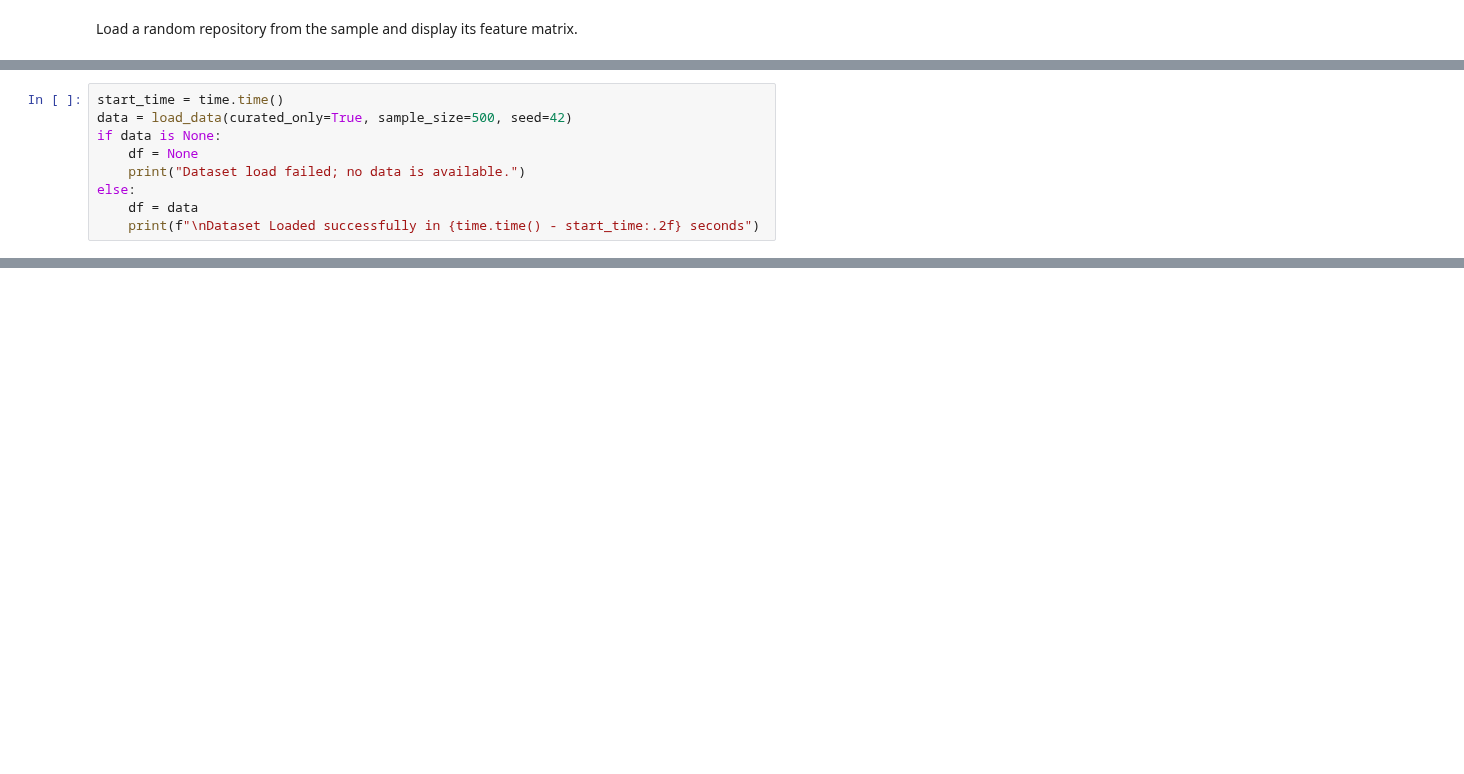
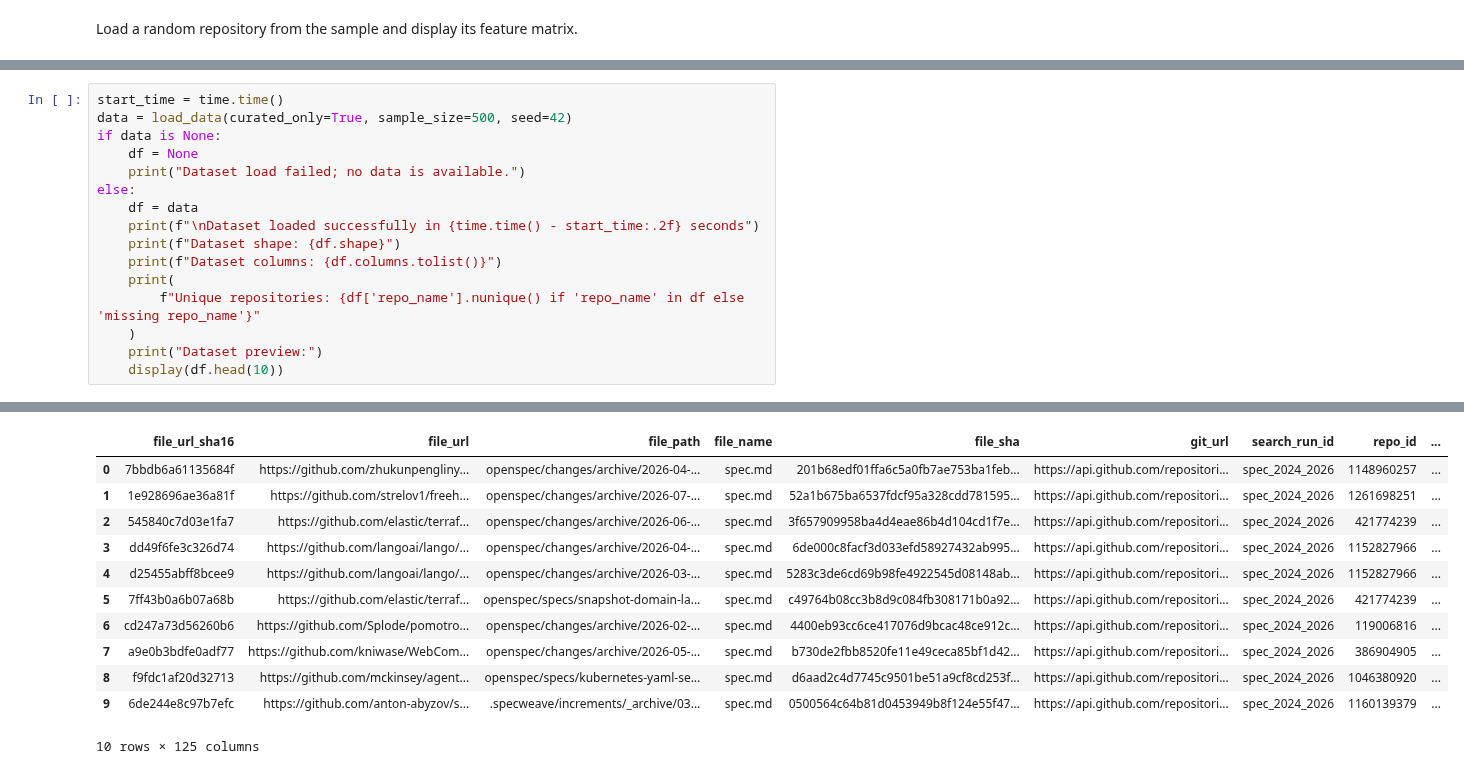
Before and after one commit to idoneve/FinalProject-CS440, a Jupyter notebook: notebooks/example.ipynb, the cells around one changed output, grey strips where cells are left out. Saved outputs shown, nothing was run; the diff lists cells and outputs as text; blank space fills up the shorter version.

```diff
--- a/notebooks/example.ipynb
+++ b/notebooks/example.ipynb
@@ -31,4 +34,12 @@ if data is None:
     print("Dataset load failed; no data is available.")
 else:
     df = data
-    print(f"\nDataset Loaded successfully in {time.time() - start_time:.2f} seconds")
+    print(f"\nDataset loaded successfully in {time.time() - start_time:.2f} seconds")
+    print(f"Dataset shape: {df.shape}")
+    print(f"Dataset columns: {df.columns.tolist()}")
+    print(
+        f"Unique repositories: {df['repo_name'].nunique() if 'repo_name' in df else 'missing repo_name'}"
+    )
+    print("Dataset preview:")
+    display(df.head(10))
+# %% [output]
@@ -35 +65,13 @@ else:
+|  | file_url_sha16 | file_url | file_path | file_name | file_sha | git_url | search_run_id | repo_id | ... |
+| 0 | 7bbdb6a61135684f | https://github.com/zhukunpengliny... | openspec/changes/archive/2026-04-... | spec.md | 201b68edf01ffa6c5a0fb7ae753ba1feb... | https://api.github.com/repositori... | spec_2024_2026 | 1148960257 | ... |
+| 1 | 1e928696ae36a81f | https://github.com/strelov1/freeh... | openspec/changes/archive/2026-07-... | spec.md | 52a1b675ba6537fdcf95a328cdd781595... | https://api.github.com/repositori... | spec_2024_2026 | 1261698251 | ... |
+| 2 | 545840c7d03e1fa7 | https://github.com/elastic/terraf... | openspec/changes/archive/2026-06-... | spec.md | 3f657909958ba4d4eae86b4d104cd1f7e... | https://api.github.com/repositori... | spec_2024_2026 | 421774239 | ... |
+| 3 | dd49f6fe3c326d74 | https://github.com/langoai/lango/... | openspec/changes/archive/2026-04-... | spec.md | 6de000c8facf3d033efd58927432ab995... | https://api.github.com/repositori... | spec_2024_2026 | 1152827966 | ... |
+| 4 | d25455abff8bcee9 | https://github.com/langoai/lango/... | openspec/changes/archive/2026-03-... | spec.md | 5283c3de6cd69b98fe4922545d08148ab... | https://api.github.com/repositori... | spec_2024_2026 | 1152827966 | ... |
+| 5 | 7ff43b0a6b07a68b | https://github.com/elastic/terraf... | openspec/specs/snapshot-domain-la... | spec.md | c49764b08cc3b8d9c084fb308171b0a92... | https://api.github.com/repositori... | spec_2024_2026 | 421774239 | ... |
+| 6 | cd247a73d56260b6 | https://github.com/Splode/pomotro... | openspec/changes/archive/2026-02-... | spec.md | 4400eb93cc6ce417076d9bcac48ce912c... | https://api.github.com/repositori... | spec_2024_2026 | 119006816 | ... |
+| 7 | a9e0b3bdfe0adf77 | https://github.com/kniwase/WebCom... | openspec/changes/archive/2026-05-... | spec.md | b730de2fbb8520fe11e49ceca85bf1d42... | https://api.github.com/repositori... | spec_2024_2026 | 386904905 | ... |
+| 8 | f9fdc1af20d32713 | https://github.com/mckinsey/agent... | openspec/specs/kubernetes-yaml-se... | spec.md | d6aad2c4d7745c9501be51a9cf8cd253f... | https://api.github.com/repositori... | spec_2024_2026 | 1046380920 | ... |
+| 9 | 6de244e8c97b7efc | https://github.com/anton-abyzov/s... | .specweave/increments/_archive/03... | spec.md | 0500564c64b81d0453949b8f124e55f47... | https://api.github.com/repositori... | spec_2024_2026 | 1160139379 | ... |
+10 rows × 125 columns
 # %%
```
Also changed, not shown: parts of 4 cells of this notebook, 7 other files.
